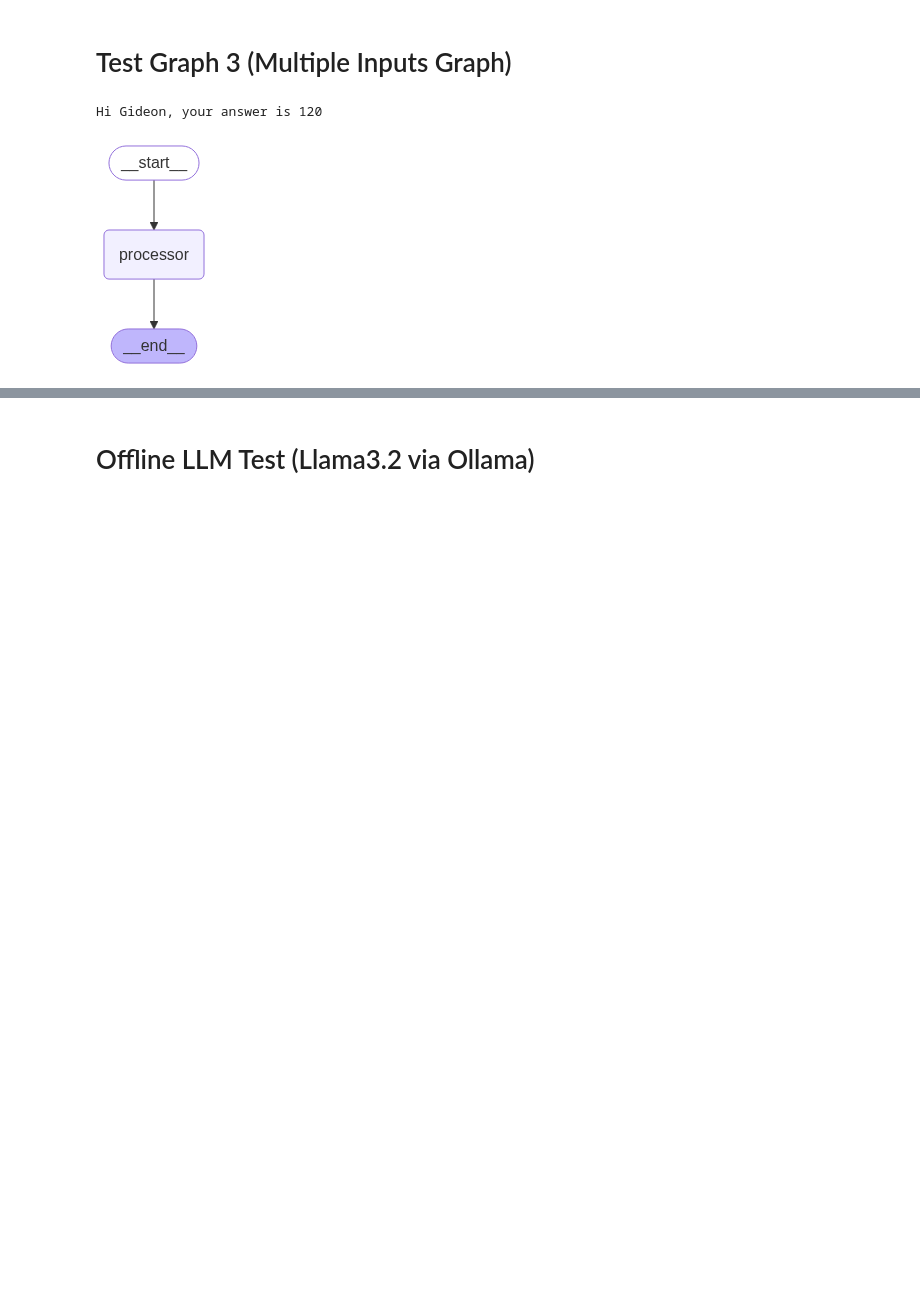
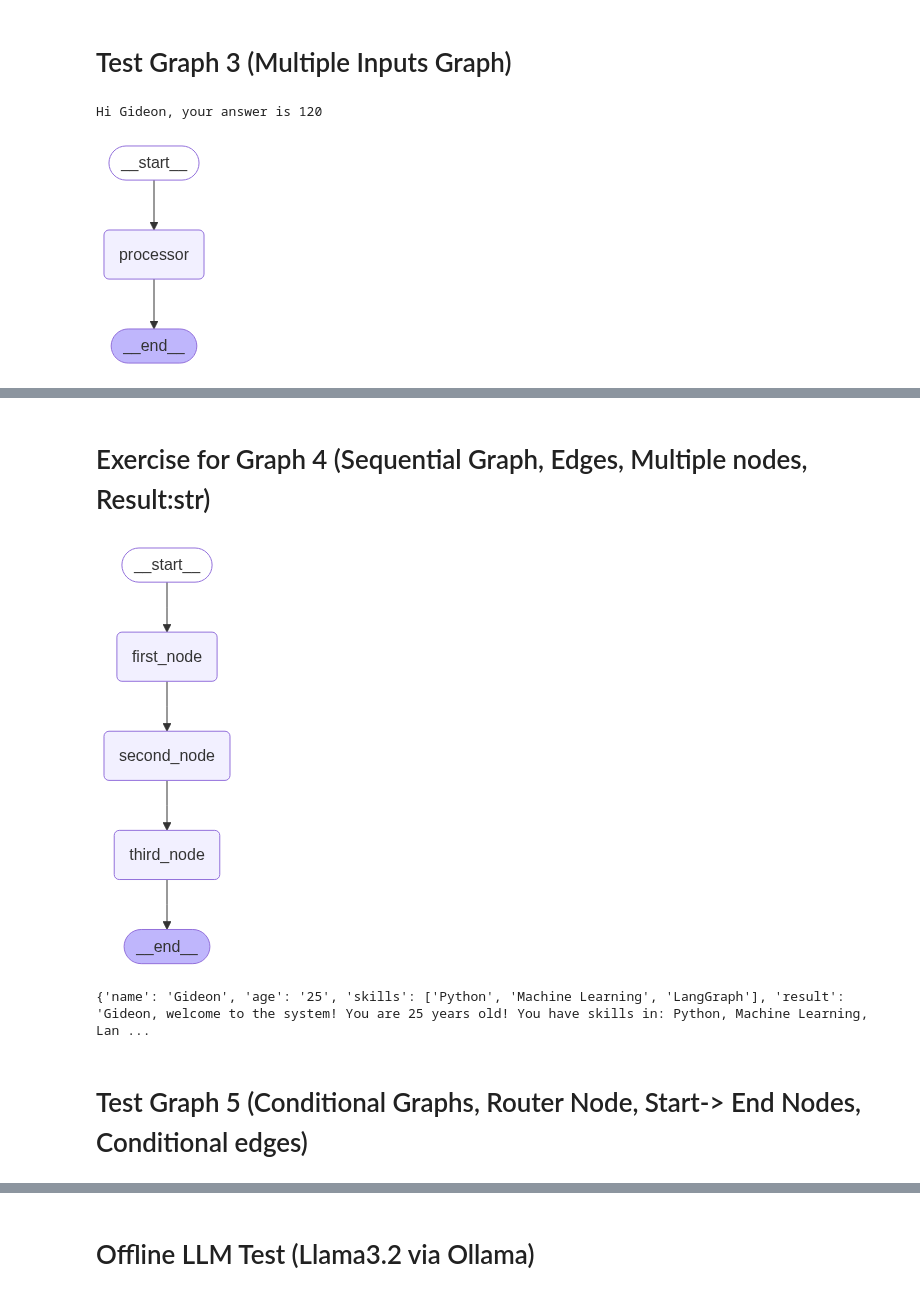
Before and after one commit to Bloodwingv2/Gideon_Agent, a Jupyter notebook: agent_test.ipynb, the cells around one changed output, grey strips where cells are left out. Drawn from its saved outputs; the diff is of its cells as text; code cells hidden in the pictures; blank space fills up the shorter version.

```diff
--- a/agent_test.ipynb
+++ b/agent_test.ipynb
@@ -163,0 +204,52 @@ Hi Gideon, your answer is 120
+# %% [markdown]
+# Exercise for Graph 4 (Sequential Graph, Edges, Multiple nodes, Result:str)
+# %%
+from typing import TypedDict
+from langgraph.graph import StateGraph
+
+class AgentState(TypedDict):
+    name: str
+    age: str
+    skills : list[str]
+    result: str
+
+def first_node(state: AgentState) -> AgentState:
+    """ First node to attach a greeting"""
+    state["result"] = state["name"] + ", welcome to the system!"
+    return state
+
+def second_node(state:AgentState) -> AgentState:
+    """Attach the user's age"""
+
+    state["result"] = state["result"] + " You are " + state["age"] +" years old!"
+    return state
+
+def third_node(state:AgentState) -> AgentState:
+    """This node appends the user's skills"""
+
+    state["result"] = state["result"] + " You have skills in: " + ", ".join(state["skills"]) + "."
+    return state
+
+graph = StateGraph(AgentState)
+
+graph.add_node("first_node", first_node)
+graph.add_node("second_node", second_node)
+graph.add_node("third_node", third_node)
+
+graph.set_entry_point("first_node")
+graph.add_edge("first_node", "second_node")
+graph.add_edge("second_node", "third_node")
+graph.set_finish_point("third_node")
+
+app = graph.compile()
+# %%
+display(Image(app.get_graph().draw_mermaid_png()))
+# %% [output]
+[figure, added]
+# %%
+result = app.invoke(AgentState(name="Gideon", age="25", skills=["Python", "Machine Learning", "LangGraph"]))
+print(result)
+# %% [output]
+{'name': 'Gideon', 'age': '25', 'skills': ['Python', 'Machine Learning', 'LangGraph'], 'result': 'Gideon, welcome to the system! You are 25 years old! You have skills in: Python, Machine Learning, Lan ...
+# %% [markdown]
+# Test Graph 5 (Conditional Graphs, Router Node, Start-> End Nodes, Conditional edges)
```
Also changed, not shown: parts of 16 cells of this notebook.
